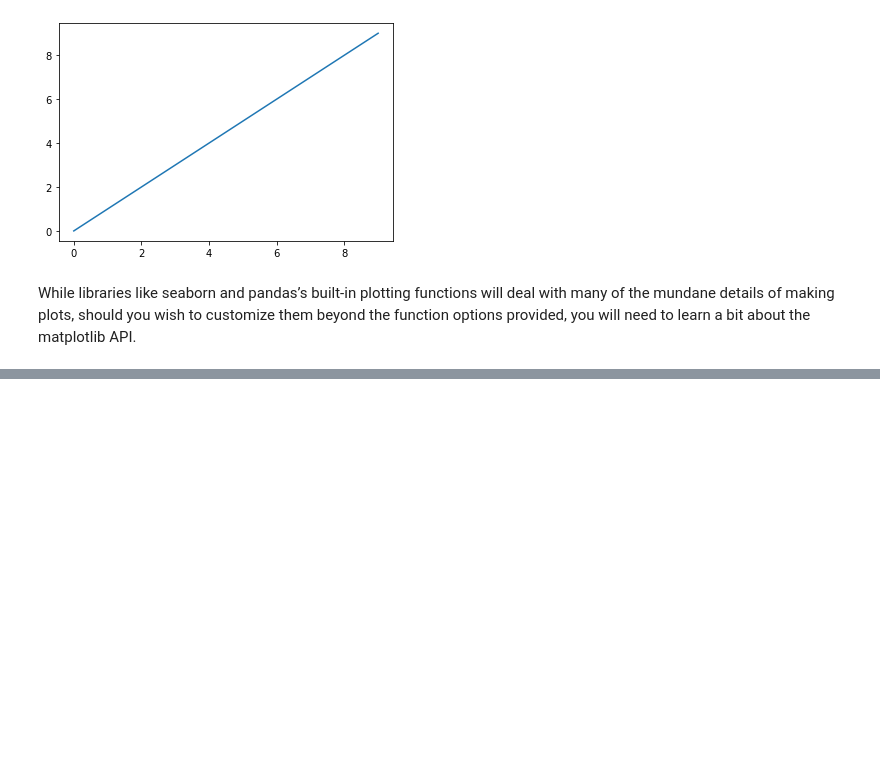
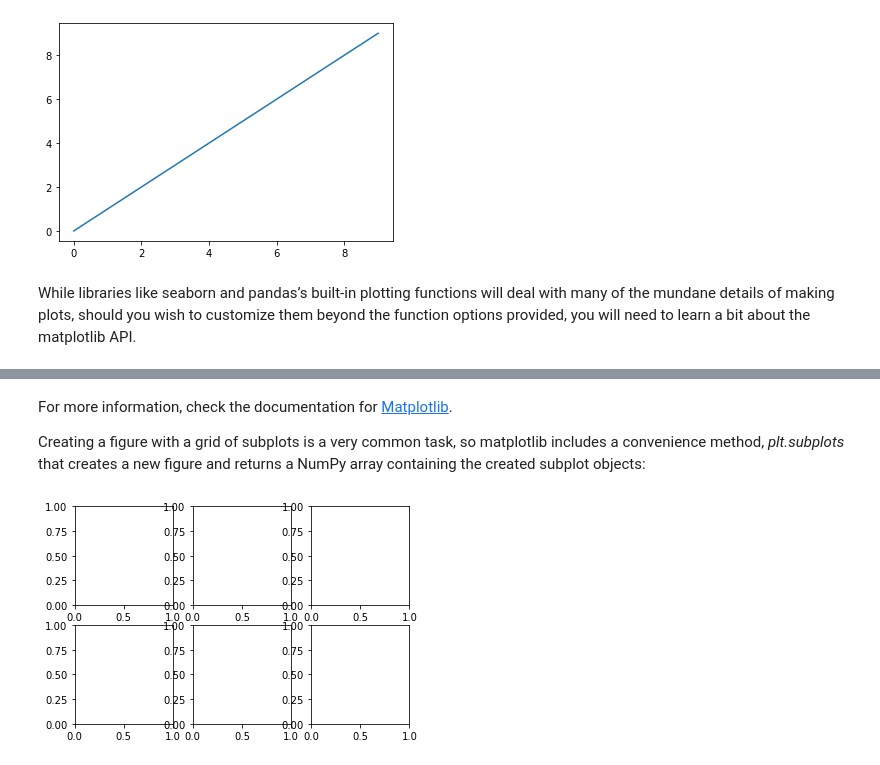
Before and after one commit to bcwein/Uis-intro-python, a Jupyter notebook: Notebooks/Python_for_data_analysis/Chapter9.ipynb, the cells around one changed output, grey strips where cells are left out. Cells and saved outputs as stored; diff of their text form; code cells hidden in the pictures; blank space fills up the shorter version.

```diff
--- a/Notebooks/Python_for_data_analysis/Chapter9.ipynb
+++ b/Notebooks/Python_for_data_analysis/Chapter9.ipynb
@@ -39,0 +41,8 @@ ax2.scatter(np.arange(30), np.arange(30) + 3 * np.random.randn(30))
+# %% [markdown]
+For more information, check the documentation for [Matplotlib](https://matplotlib.org/).
+
+Creating a figure with a grid of subplots is a very common task, so matplotlib includes a convenience method, *plt.subplots* that creates a new figure and returns a NumPy array containing the created subplot objects:
+# %%
+fig, axes = plt.subplots(2, 3)
+# %% [output]
+[figure, added]
```
Also changed, not shown: parts of 62 cells of this notebook.
